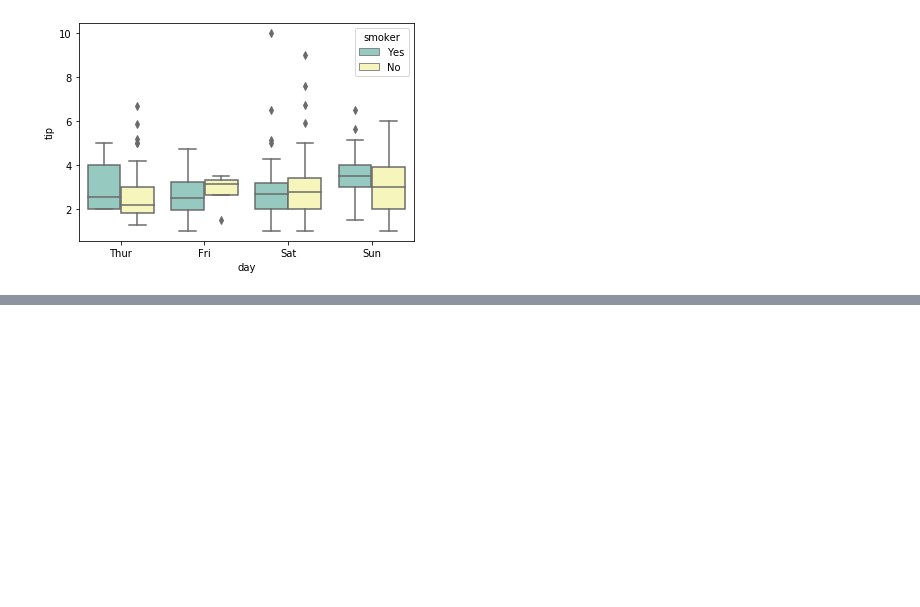
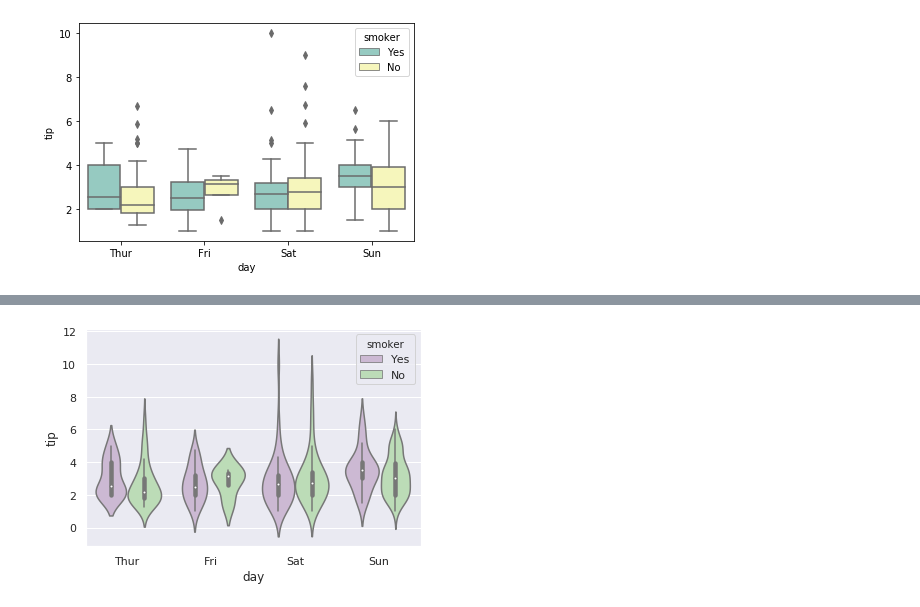
Before and after one commit to mebaysan/VeriBilimi, a Jupyter notebook: 3-)KesifciVeriAnaliziVeVeriGorsellestirme/tum_notlar.ipynb, the cells around one changed output, grey strips where cells are left out. Saved outputs shown, nothing was run; the diff lists cells and outputs as text; code cells hidden in the pictures; blank space fills up the shorter version.

```diff
--- a/3-)KesifciVeriAnaliziVeVeriGorsellestirme/tum_notlar.ipynb
+++ b/3-)KesifciVeriAnaliziVeVeriGorsellestirme/tum_notlar.ipynb
@@ -1296,0 +1317,10 @@ sns.boxplot(x='day',
+# %%
+sns.set(style = 'darkgrid') # arkaplanı değiştirir
+sns.violinplot(x = 'day',
+               y = 'tip',
+               hue = 'smoker', # 2. bir kategorik değişkene göre sınıflayabiliriz
+               data = df,
+               palette = 'PRGn', # renk kombinasyonu
+              );
+# %% [output]
+[figure, added]
```
Also changed, not shown: parts of 39 cells of this notebook.
